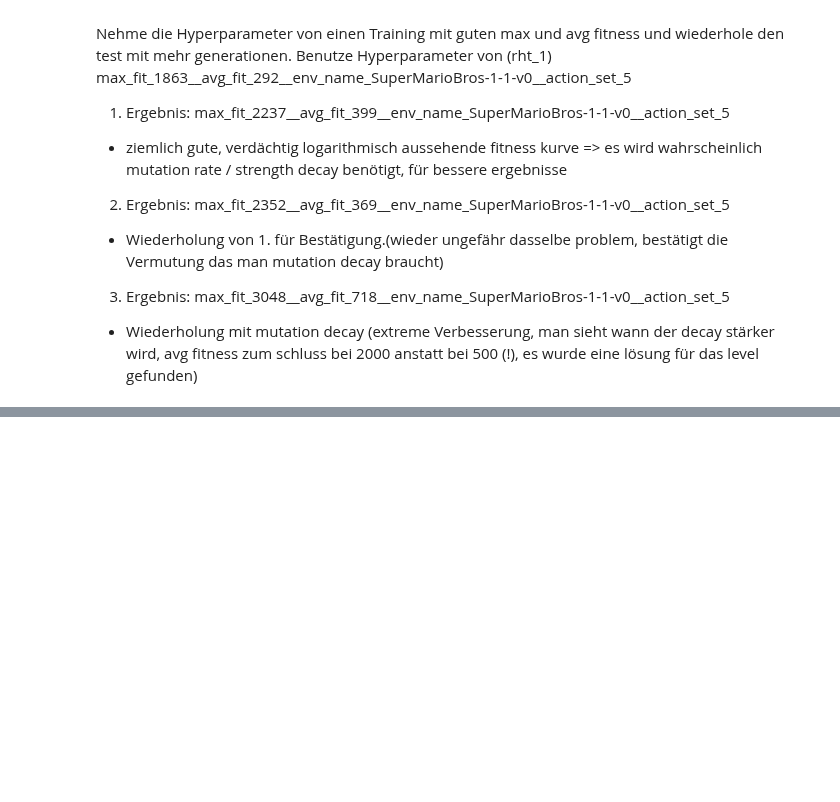
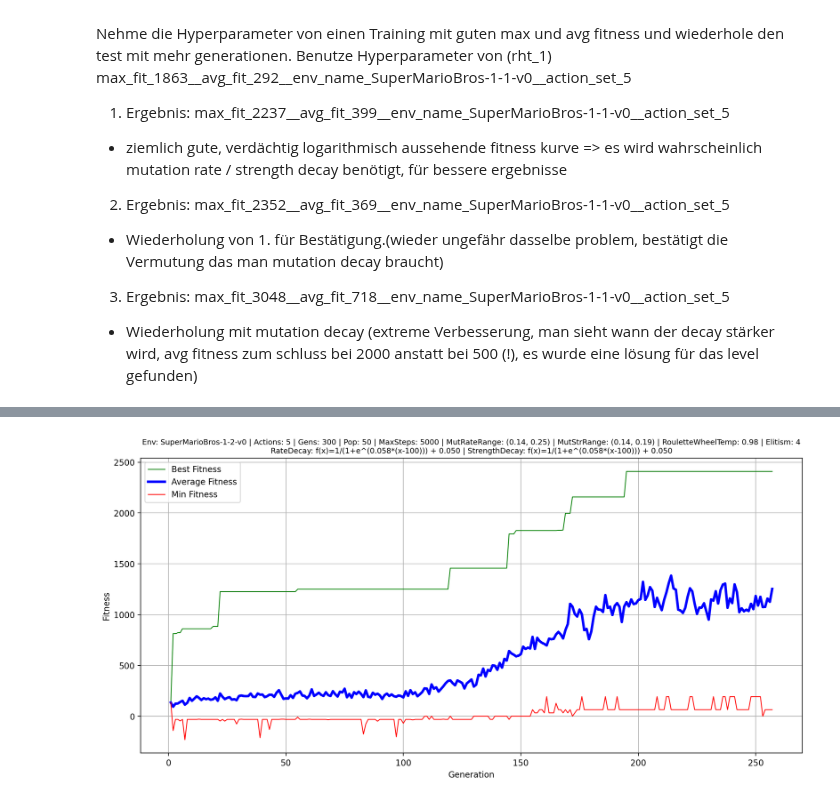
Before and after one commit to BjarneThomzik/SuperMarioReinforcementLearningProject, a Jupyter notebook: notebooks/neuroevolution/neuroevolution.ipynb, the cells around one changed output, grey strips where cells are left out. Drawn from its saved outputs; the diff is of its cells as text; code cells hidden in the pictures; blank space fills up the shorter version.

```diff
--- a/notebooks/neuroevolution/neuroevolution.ipynb
+++ b/notebooks/neuroevolution/neuroevolution.ipynb
@@ -317,34 +317,36 @@ ENV_NAME = 'SuperMarioBros-1-2-v0'
 ACTION_SET = RIGHT_ONLY
 DEVICE = "cpu"
 DIRECTORY = "../../runs/neuroevolution/individual_level_training_1/1-2"
-GENERATIONS = 600
+GENERATIONS = 300
 POPULATION_SIZE = 50
 MAX_STEPS_PER_EPISODE = 5000
 MUTATION_RATE_RANGE = (0.14, 0.25)
 MUTATION_STRENGTH_RANGE = (0.14, 0.19)
 ROULETTE_WHEEL_SELECTION_TEMPERATURE = 0.98
 ELITISM = 4
-MUTATION_RATE_SIGMOID_DECAY = {"a": 0.01, "b": 0.03, "c": 100}
-MUTATION_STRENGTH_SIGMOID_DECAY = {"a": 0.01, "b": 0.03, "c": 100}
+MUTATION_RATE_SIGMOID_DECAY = {"a": 0.05, "b": 0.058, "c": 100}
+MUTATION_STRENGTH_SIGMOID_DECAY = {"a": 0.05, "b": 0.058, "c": 100}
 
 trainer = NeuroevolutionTrainer(
         base_model=MODEL,
         env_name=ENV_NAME,
         action_set=ACTION_SET,
         device=DEVICE,
         directory=DIRECTORY,
         generations=GENERATIONS,
         population_size=POPULATION_SIZE,
         max_steps_per_episode=MAX_STEPS_PER_EPISODE,
         mutation_rate_range=MUTATION_RATE_RANGE,
         mutation_strength_range=MUTATION_STRENGTH_RANGE,
         roulette_wheel_selection_temperature=ROULETTE_WHEEL_SELECTION_TEMPERATURE,
         elitism=ELITISM,
         mutation_rate_sigmoid_decay=MUTATION_RATE_SIGMOID_DECAY,
         mutation_strength_sigmoid_decay=MUTATION_STRENGTH_SIGMOID_DECAY
     )
 
 trainer.run()
 trainer.record_best_agent()
 trainer.save_metrics()
 trainer.save_best_model()
+# %% [output]
+[figure, added]
```
Also changed, not shown: parts of 2 cells of this notebook.
